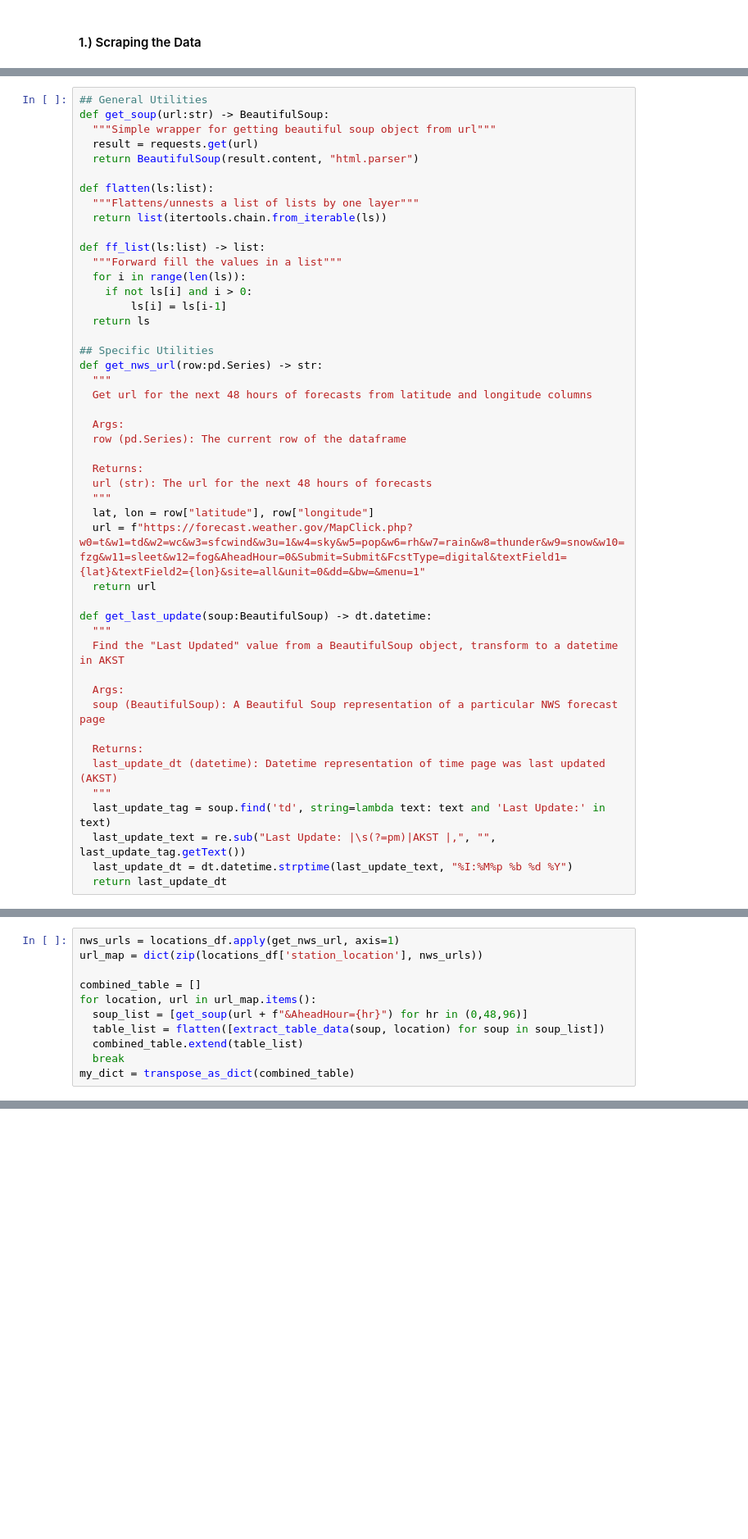
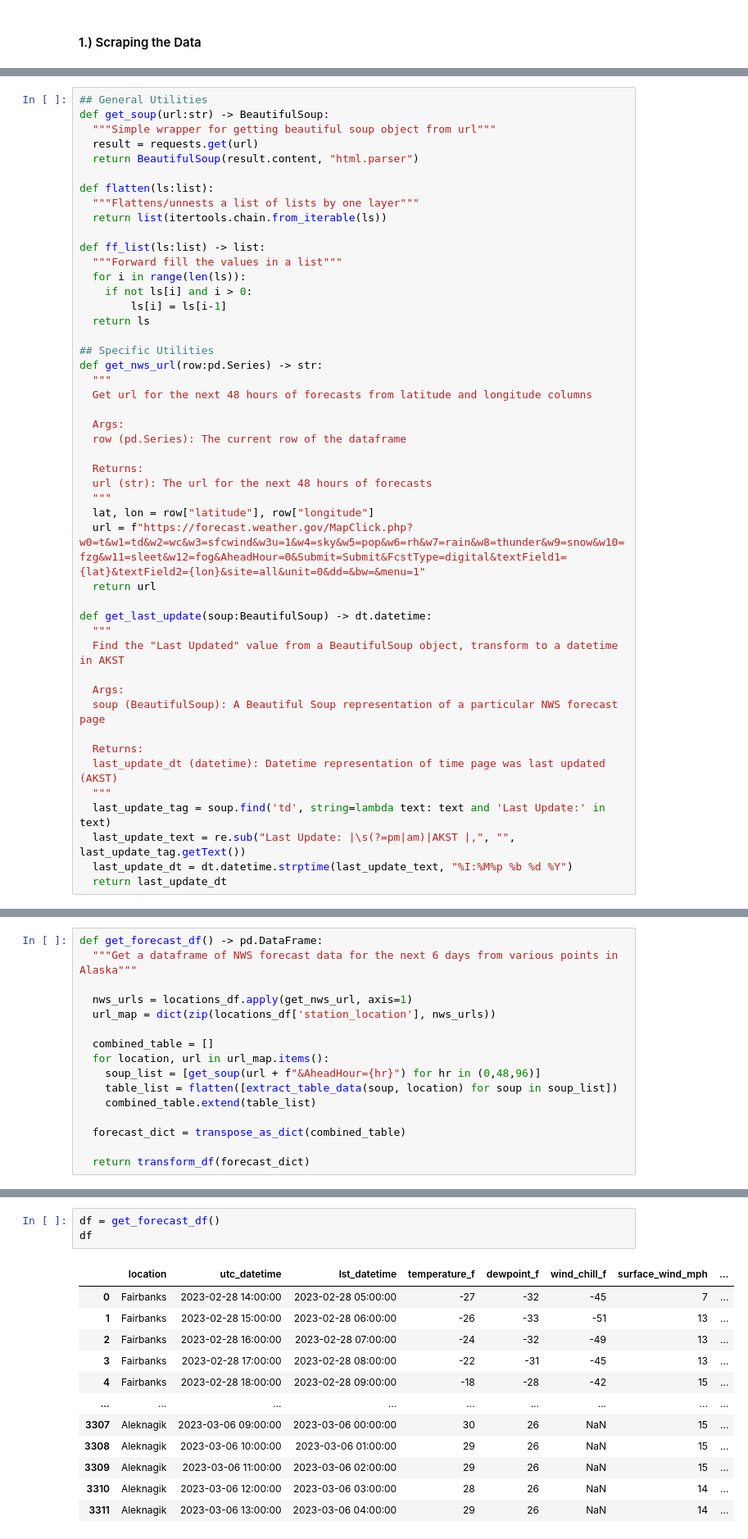
Before and after one commit to apsocarras/alaska-etl, a Jupyter notebook: notebooks/3_nws_update.ipynb, the cells around one changed output, grey strips where cells are left out. Shown at 82% size. Drawn from its saved outputs; the diff is of its cells as text; blank space fills up the shorter version.

```diff
--- a/notebooks/3_nws_update.ipynb
+++ b/notebooks/3_nws_update.ipynb
@@ -139,7 +141,7 @@ def get_last_update(soup:BeautifulSoup) -> dt.datetime:
   last_update_dt (datetime): Datetime representation of time page was last updated (AKST)
   """
   last_update_tag = soup.find('td', string=lambda text: text and 'Last Update:' in text)
-  last_update_text = re.sub("Last Update: |\s(?=pm)|AKST |,", "", last_update_tag.getText())
+  last_update_text = re.sub("Last Update: |\s(?=pm|am)|AKST |,", "", last_update_tag.getText())
   last_update_dt = dt.datetime.strptime(last_update_text, "%I:%M%p %b %d %Y")
   return last_update_dt
 # %%
@@ -234,11 +240,16 @@ def transform_df(fcast_dict:dict) -> pd.DataFrame:
 # %%
-nws_urls = locations_df.apply(get_nws_url, axis=1)
-url_map = dict(zip(locations_df['station_location'], nws_urls))
+def get_forecast_df() -> pd.DataFrame:
+  """Get a dataframe of NWS forecast data for the next 6 days from various points in Alaska"""
 
-combined_table = []
-for location, url in url_map.items():
-  soup_list = [get_soup(url + f"&AheadHour={hr}") for hr in (0,48,96)]
-  table_list = flatten([extract_table_data(soup, location) for soup in soup_list])
-  combined_table.extend(table_list)
-  break
-my_dict = transpose_as_dict(combined_table)
+  nws_urls = locations_df.apply(get_nws_url, axis=1)
+  url_map = dict(zip(locations_df['station_location'], nws_urls))
+
+  combined_table = []
+  for location, url in url_map.items():
+    soup_list = [get_soup(url + f"&AheadHour={hr}") for hr in (0,48,96)]
+    table_list = flatten([extract_table_data(soup, location) for soup in soup_list])
+    combined_table.extend(table_list)
+
+  forecast_dict = transpose_as_dict(combined_table)
+
+  return transform_df(forecast_dict)
@@ -276,0 +256,16 @@ datetime.time(20, 0)
+# %%
+df = get_forecast_df()
+df
+# %% [output]
+|  | location | utc_datetime | lst_datetime | temperature_f | dewpoint_f | wind_chill_f | surface_wind_mph | ... |
+| 0 | Fairbanks | 2023-02-28 14:00:00 | 2023-02-28 05:00:00 | -27 | -32 | -45 | 7 | ... |
+| 1 | Fairbanks | 2023-02-28 15:00:00 | 2023-02-28 06:00:00 | -26 | -33 | -51 | 13 | ... |
+| 2 | Fairbanks | 2023-02-28 16:00:00 | 2023-02-28 07:00:00 | -24 | -32 | -49 | 13 | ... |
+| 3 | Fairbanks | 2023-02-28 17:00:00 | 2023-02-28 08:00:00 | -22 | -31 | -45 | 13 | ... |
+| 4 | Fairbanks | 2023-02-28 18:00:00 | 2023-02-28 09:00:00 | -18 | -28 | -42 | 15 | ... |
+| ... | ... | ... | ... | ... | ... | ... | ... | ... |
+| 3307 | Aleknagik | 2023-03-06 09:00:00 | 2023-03-06 00:00:00 | 30 | 26 | NaN | 15 | ... |
+| 3308 | Aleknagik | 2023-03-06 10:00:00 | 2023-03-06 01:00:00 | 29 | 26 | NaN | 15 | ... |
+| 3309 | Aleknagik | 2023-03-06 11:00:00 | 2023-03-06 02:00:00 | 29 | 26 | NaN | 15 | ... |
+| 3310 | Aleknagik | 2023-03-06 12:00:00 | 2023-03-06 03:00:00 | 28 | 26 | NaN | 14 | ... |
+| 3311 | Aleknagik | 2023-03-06 13:00:00 | 2023-03-06 04:00:00 | 29 | 26 | NaN | 14 | ... |
```
Also changed, not shown: parts of 8 cells of this notebook.
